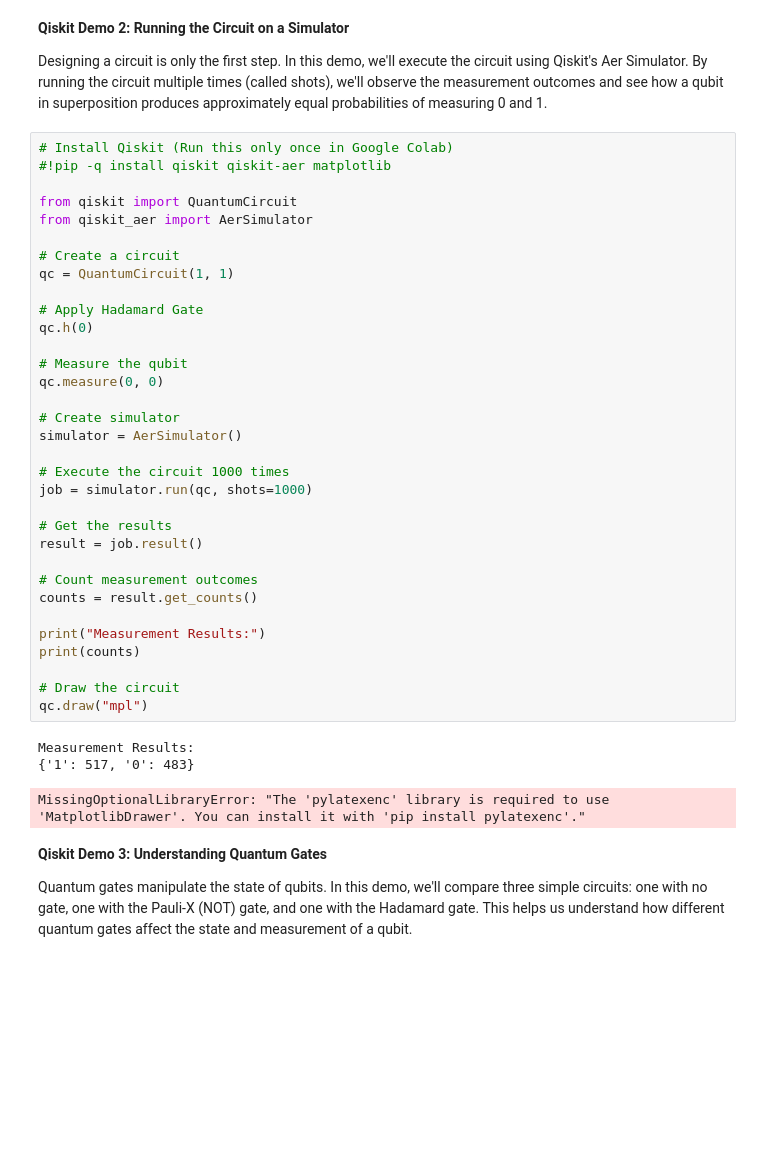
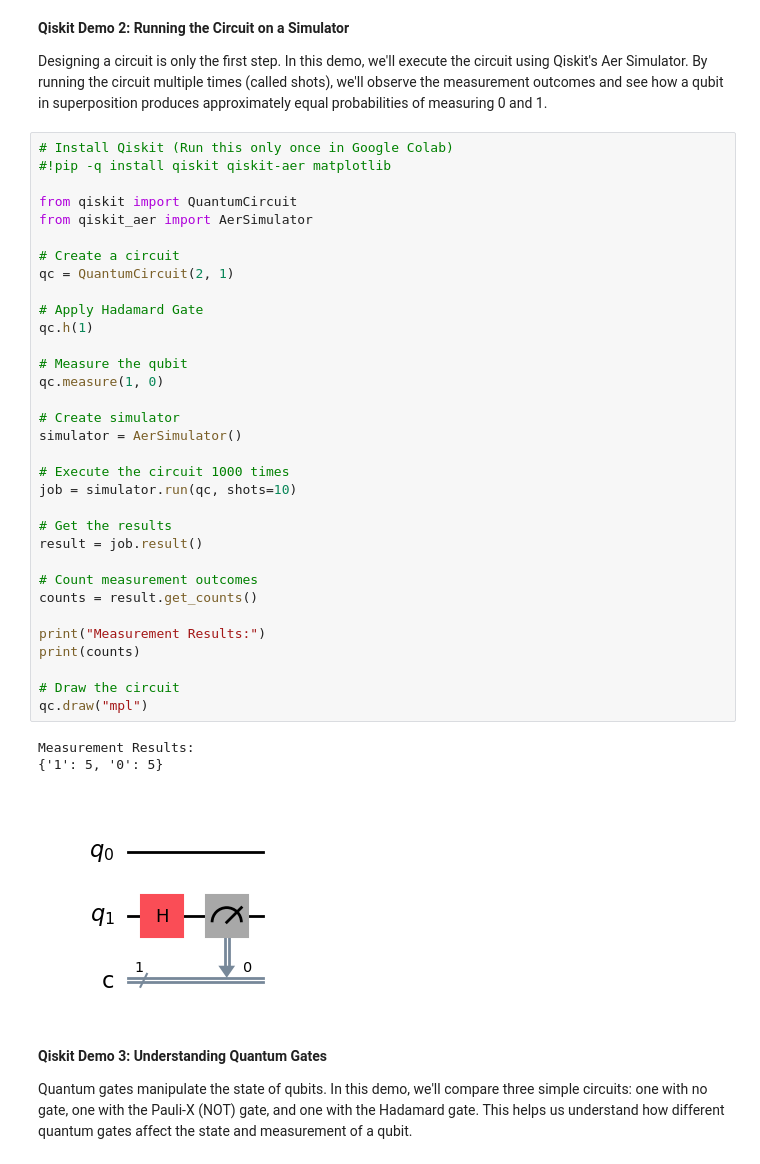
Before and after one commit to ab1991sharma/Java_code, a Jupyter notebook: Cohort_1_Session_1.ipynb, the cells around one changed output. Drawn from its saved outputs; the diff is of its cells as text; blank space fills up the shorter version.

```diff
--- a/Cohort_1_Session_1.ipynb
+++ b/Cohort_1_Session_1.ipynb
@@ -50,39 +45,39 @@ Designing a circuit is only the first step. In this demo, we'll execute the circ
 # Install Qiskit (Run this only once in Google Colab)
 #!pip -q install qiskit qiskit-aer matplotlib
 
 from qiskit import QuantumCircuit
 from qiskit_aer import AerSimulator
 
 # Create a circuit
-qc = QuantumCircuit(1, 1)
+qc = QuantumCircuit(2, 1)
 
 # Apply Hadamard Gate
-qc.h(0)
+qc.h(1)
 
 # Measure the qubit
-qc.measure(0, 0)
+qc.measure(1, 0)
 
 # Create simulator
 simulator = AerSimulator()
 
 # Execute the circuit 1000 times
-job = simulator.run(qc, shots=1000)
+job = simulator.run(qc, shots=10)
 
 # Get the results
 result = job.result()
 
 # Count measurement outcomes
 counts = result.get_counts()
 
 print("Measurement Results:")
 print(counts)
 
 # Draw the circuit
 qc.draw("mpl")
 # %% [output]
 Measurement Results:
-{'1': 517, '0': 483}
+{'1': 5, '0': 5}
-MissingOptionalLibraryError: "The 'pylatexenc' library is required to use 'MatplotlibDrawer'. You can install it with 'pip install pylatexenc'."
+[figure, added]
 # %% [markdown]
 **Qiskit Demo 3: Understanding Quantum Gates**
 
```
Also changed, not shown: parts of 4 cells of this notebook.
